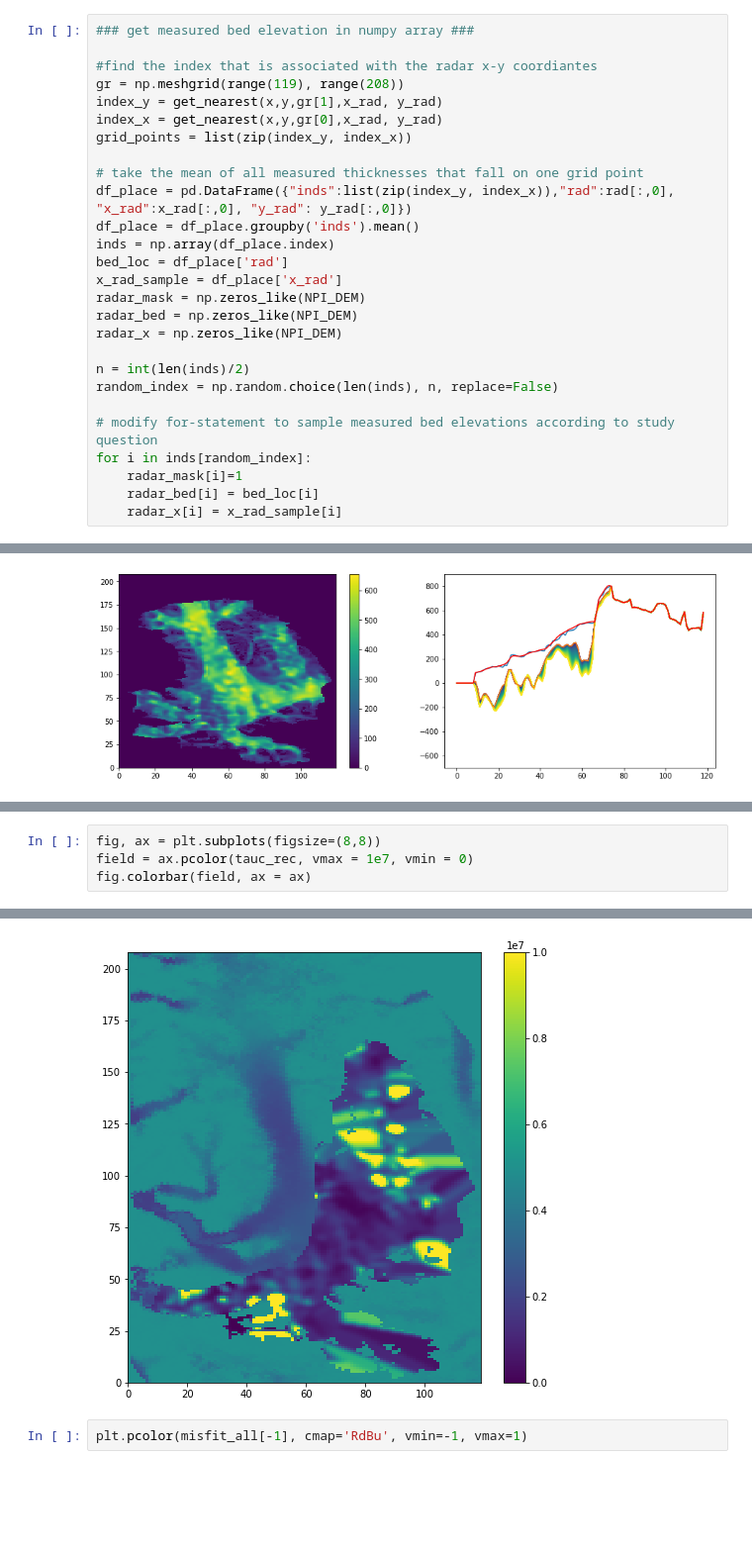
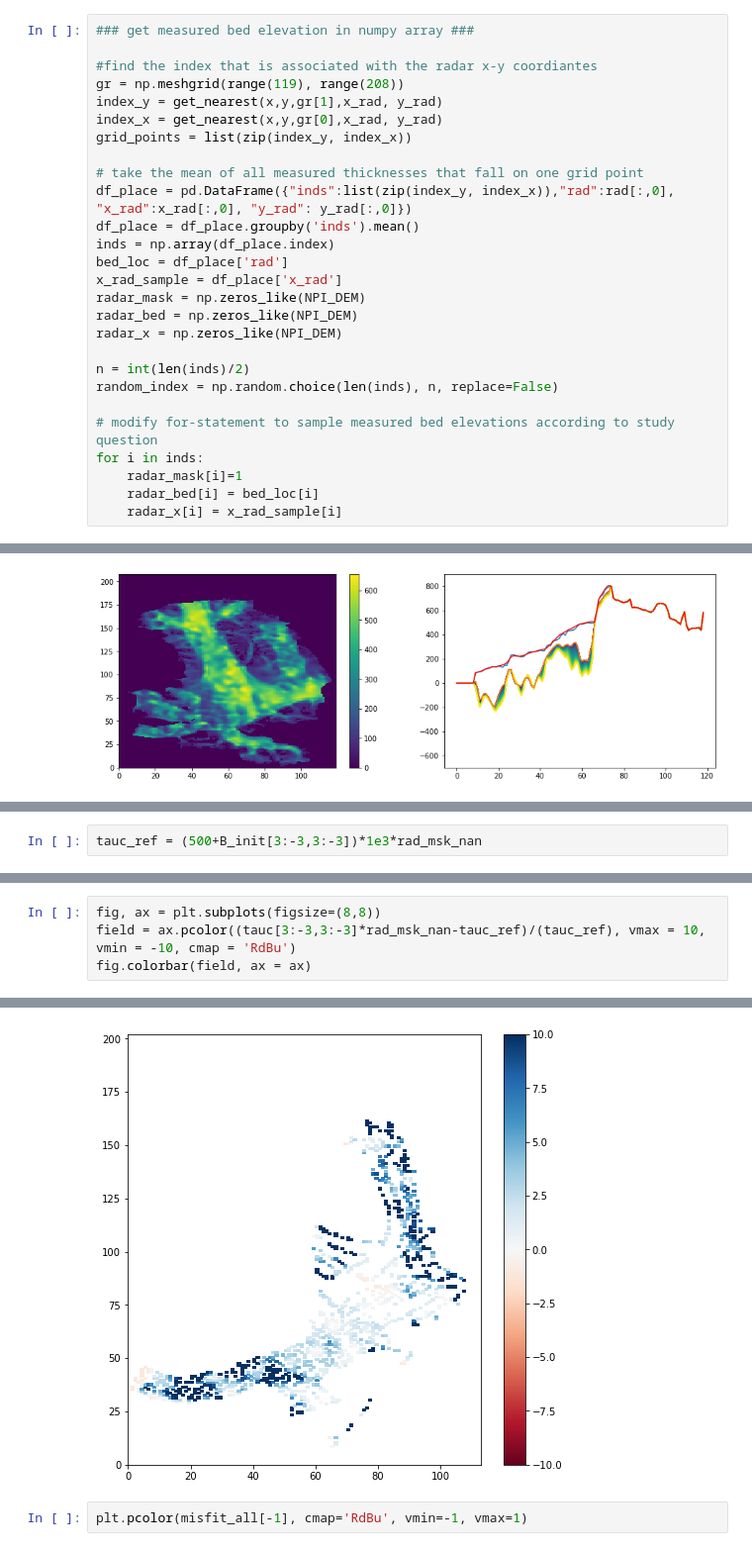
Before and after one commit to hahohe1892/thick_inv, a Jupyter notebook: Kronebreen-Kongsbreen.ipynb, the cells around one changed output, grey strips where cells are left out. Shown at 99% size. Cells and saved outputs as stored; diff of their text form; blank space fills up the shorter version.

```diff
--- a/Kronebreen-Kongsbreen.ipynb
+++ b/Kronebreen-Kongsbreen.ipynb
@@ -579,7 +587,7 @@ n = int(len(inds)/2)
 random_index = np.random.choice(len(inds), n, replace=False)
 
 # modify for-statement to sample measured bed elevations according to study question
-for i in inds[random_index]:
+for i in inds:
     radar_mask[i]=1
     radar_bed[i] = bed_loc[i]
     radar_x[i] = x_rad_sample[i]
@@ -818,0 +853,2 @@ plt.ylim([0, 2e7])
+# %%
+tauc_ref = (500+B_init[3:-3,3:-3])*1e3*rad_msk_nan
@@ -819,10 +860,10 @@ plt.ylim([0, 2e7])
 # %%
 fig, ax = plt.subplots(figsize=(8,8))
-field = ax.pcolor(tauc_rec, vmax = 1e7, vmin = 0)
+field = ax.pcolor((tauc[3:-3,3:-3]*rad_msk_nan-tauc_ref)/(tauc_ref), vmax = 10, vmin = -10, cmap = 'RdBu')
 fig.colorbar(field, ax = ax)
 # %% [output]
 <matplotlib.colorbar.Colorbar at 0x...>
-[figure, old version]
+[figure, new version]
 # %%
 plt.pcolor(misfit_all[-1], cmap='RdBu', vmin=-1, vmax=1)
 # %% [output]
```
Also changed, not shown: parts of 14 cells of this notebook.
